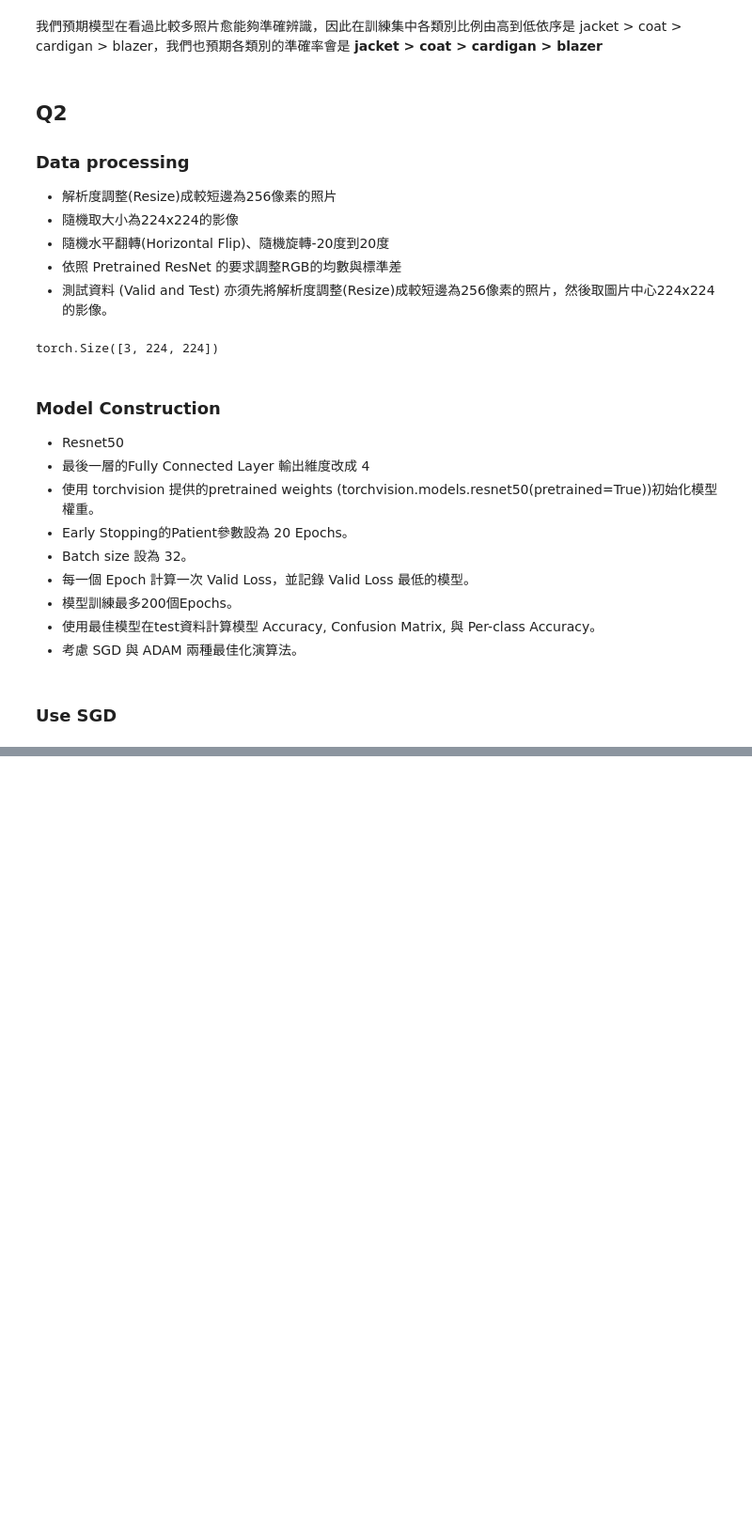
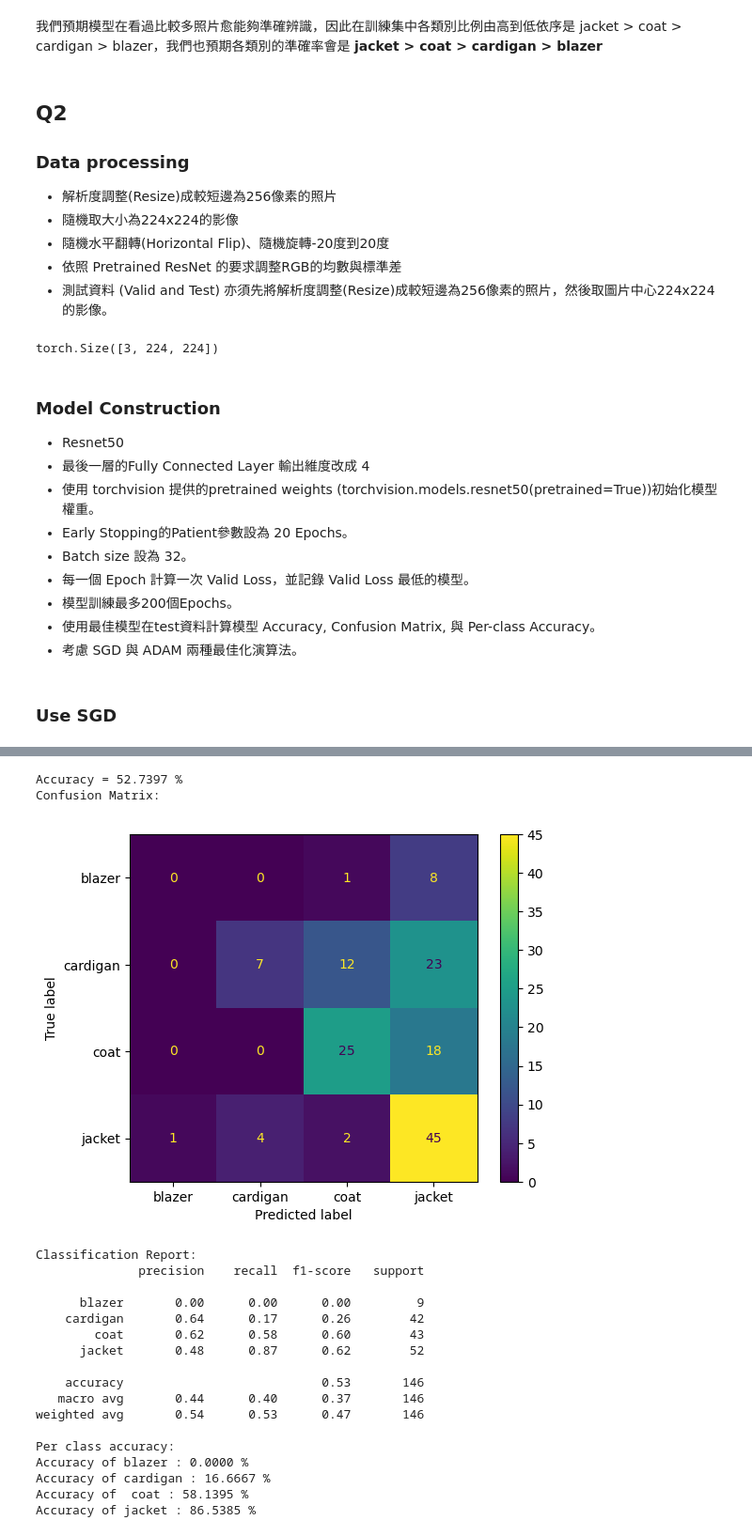
Before and after one commit to gary1030/IM5056-Statistical-and-Deep-Learning, a Jupyter notebook: HW5/b08705012_hw5.ipynb, the cells around one changed output, grey strips where cells are left out. Shown at 94% size. Saved outputs shown, nothing was run; the diff lists cells and outputs as text; code cells hidden in the pictures; blank space fills up the shorter version.

```diff
--- a/HW5/b08705012_hw5.ipynb
+++ b/HW5/b08705012_hw5.ipynb
@@ -278,0 +629,31 @@ for lr in learning_rates:
+# %%
+# load the best model
+model = models.resnet50(pretrained=False)
+model.fc = torch.nn.Linear(2048, 4)
+
+model.load_state_dict(torch.load('./model/q4_adam_0.0005_0.ckpt'))
+model.to(device)
+
+# use best model to test
+test(model, dataloader_test)
+# %% [output]
+Accuracy = 52.7397 %
+Confusion Matrix:
+[figure, added]
+Classification Report:
+              precision    recall  f1-score   support
+
+      blazer       0.00      0.00      0.00         9
+    cardigan       0.64      0.17      0.26        42
+        coat       0.62      0.58      0.60        43
+      jacket       0.48      0.87      0.62        52
+
+    accuracy                           0.53       146
+   macro avg       0.44      0.40      0.37       146
+weighted avg       0.54      0.53      0.47       146
+
+Per class accuracy:
+Accuracy of blazer : 0.0000 %
+Accuracy of cardigan : 16.6667 %
+Accuracy of  coat : 58.1395 %
+Accuracy of jacket : 86.5385 %
```
Also changed, not shown: parts of 32 cells of this notebook, 2 other files.
